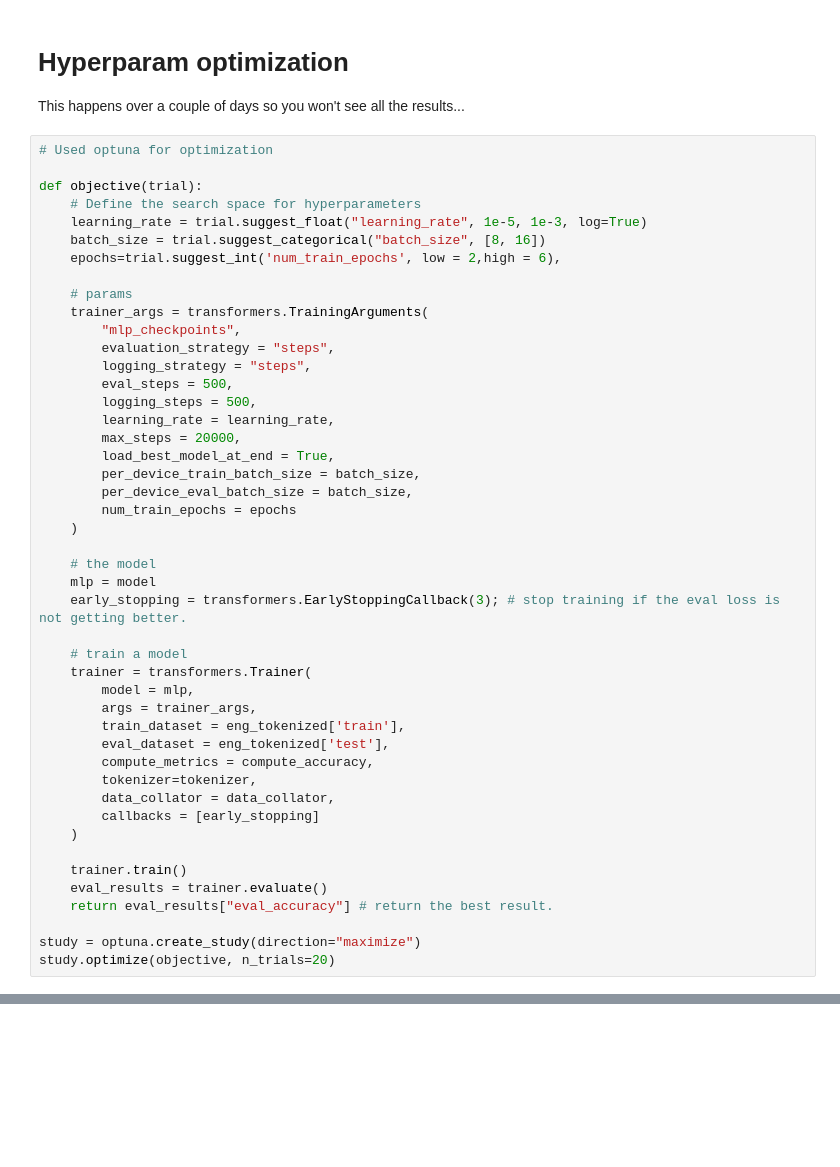
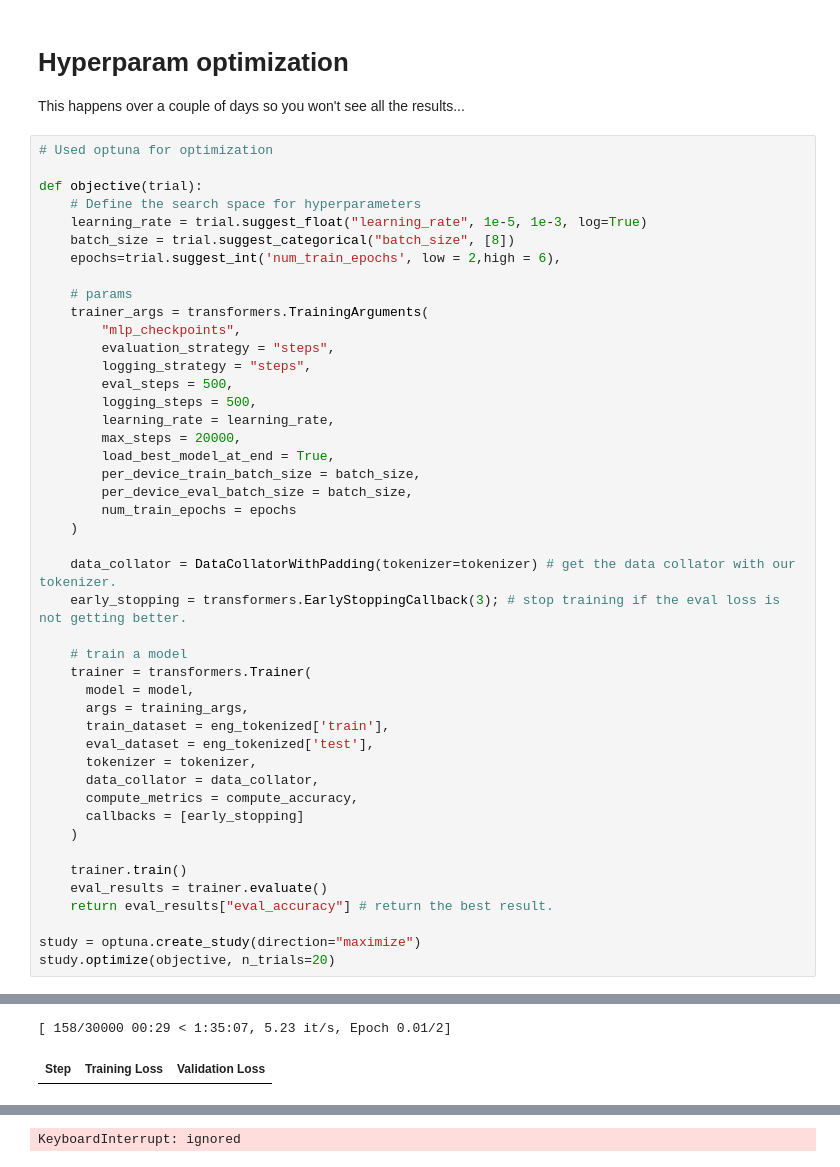
Before and after one commit to Iispar/review-summary-API, a Jupyter notebook: BERT-finetuned-model.ipynb, the cells around one changed output, grey strips where cells are left out. Saved outputs shown, nothing was run; the diff lists cells and outputs as text; blank space fills up the shorter version.

Commit message:
wrong model on finetune, fixed

```diff
--- a/BERT-finetuned-model.ipynb
+++ b/BERT-finetuned-model.ipynb
@@ -281,7 +246,7 @@ This happens over a couple of days so you won't see all the results...
 def objective(trial):
     # Define the search space for hyperparameters
     learning_rate = trial.suggest_float("learning_rate", 1e-5, 1e-3, log=True)
-    batch_size = trial.suggest_categorical("batch_size", [8, 16])
+    batch_size = trial.suggest_categorical("batch_size", [8])
     epochs=trial.suggest_int('num_train_epochs', low = 2,high = 6),
 
     # params
@@ -299,20 +264,19 @@ def objective(trial):
         num_train_epochs = epochs
     )
 
-    # the model
-    mlp = model
+    data_collator = DataCollatorWithPadding(tokenizer=tokenizer) # get the data collator with our tokenizer.
     early_stopping = transformers.EarlyStoppingCallback(3); # stop training if the eval loss is not getting better.
 
     # train a model
     trainer = transformers.Trainer(
-        model = mlp,
-        args = trainer_args,
-        train_dataset = eng_tokenized['train'],
-        eval_dataset = eng_tokenized['test'],
-        compute_metrics = compute_accuracy,
-        tokenizer=tokenizer,
-        data_collator = data_collator,
-        callbacks = [early_stopping]
+      model = model,
+      args = training_args,
+      train_dataset = eng_tokenized['train'],
+      eval_dataset = eng_tokenized['test'],
+      tokenizer = tokenizer,
+      data_collator = data_collator,
+      compute_metrics = compute_accuracy,
+      callbacks = [early_stopping]
     )
 
     trainer.train()
@@ -321,3 +285,4 @@ def objective(trial):
 
 study = optuna.create_study(direction="maximize")
 study.optimize(objective, n_trials=20)
+# %% [output]
@@ -323,0 +290,2 @@ study.optimize(objective, n_trials=20)
+[ 158/30000 00:29 < 1:35:07, 5.23 it/s, Epoch 0.01/2]
+| Step | Training Loss | Validation Loss |
@@ -323,0 +304 @@ study.optimize(objective, n_trials=20)
+KeyboardInterrupt: ignored
```
Also changed, not shown: parts of 7 cells of this notebook.
